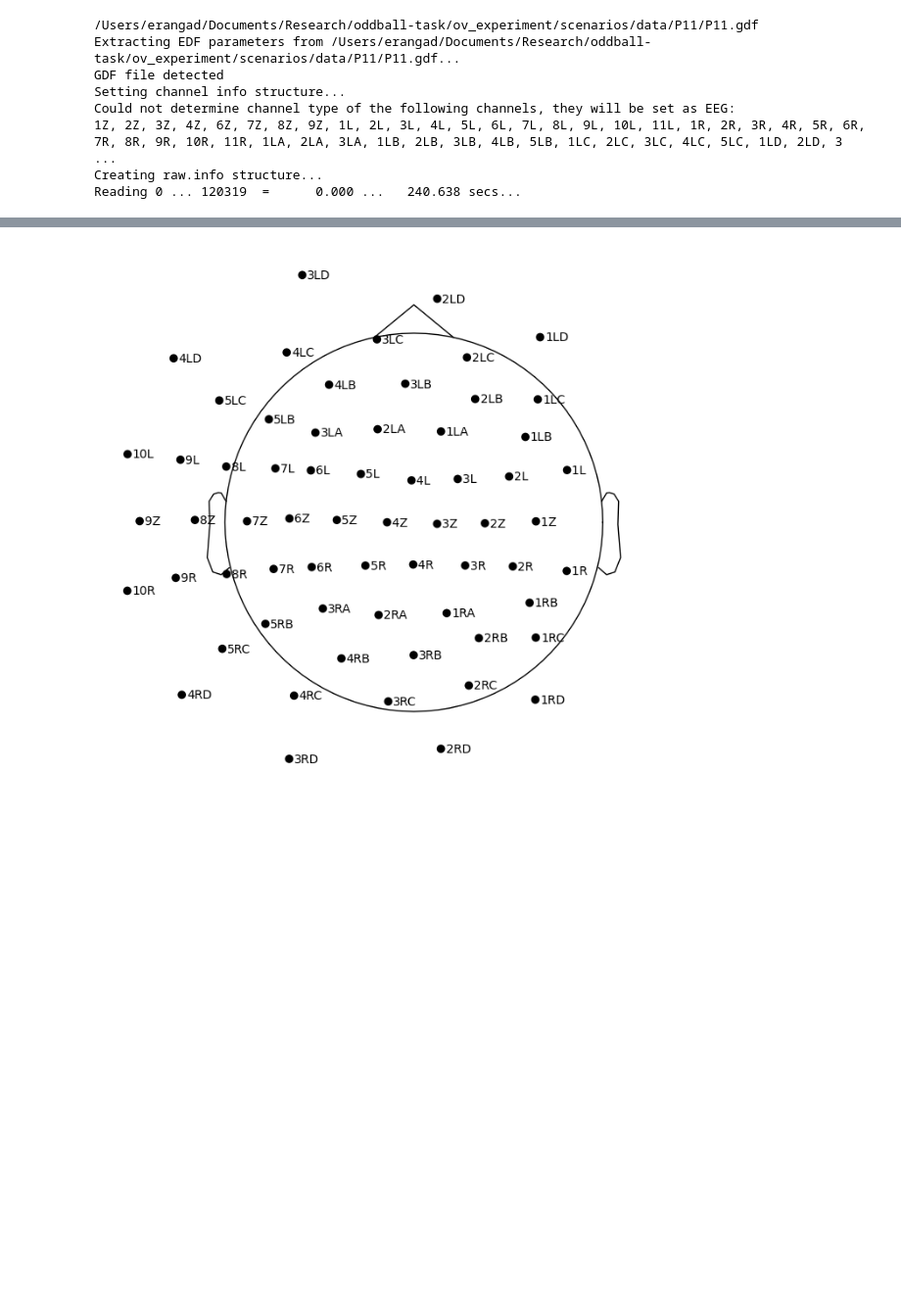
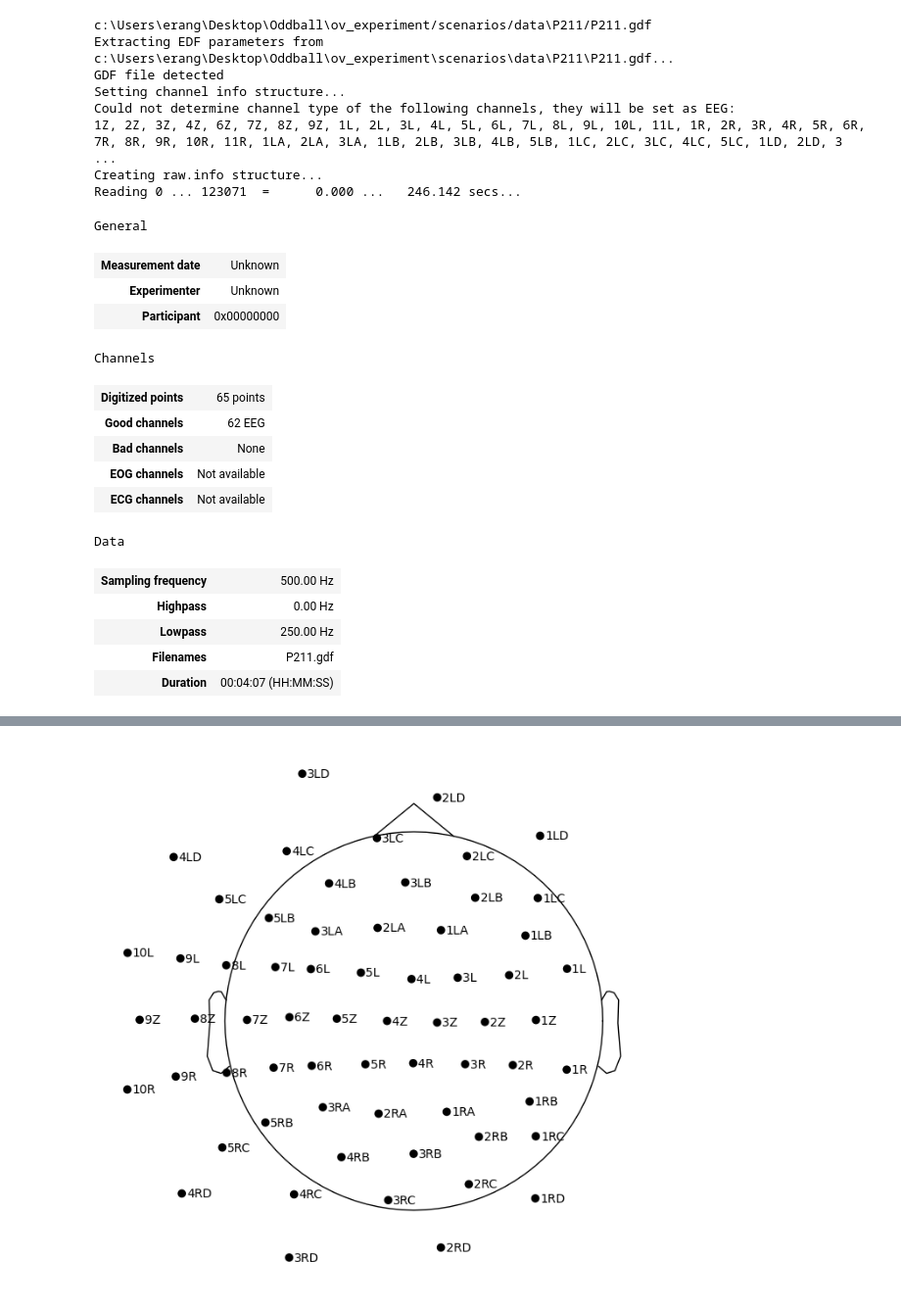
Before and after one commit to ovi-lab/EEG-oddball-task, a Jupyter notebook: src/sandbox.ipynb, the cells around one changed output, grey strips where cells are left out. Shown at 98% size. Cells and saved outputs as stored; diff of their text form; code cells hidden in the pictures; blank space fills up the shorter version.

```diff
--- a/src/sandbox.ipynb
+++ b/src/sandbox.ipynb
@@ -11,20 +19,47 @@ configObj = Config()
 configss = configObj.getConfigSnapshot()
 # %%
 # read the raw file
-participant_id = 11
+participant_id = 211
 participant_name = 'P' + str(participant_id)
 partipant_data_path =  participant_name + '/' + participant_name +'.gdf'
 path = os.path.join(configss['root'], configss['data_dir'] , partipant_data_path )
 print(path)
 raw  = mne.io.read_raw_gdf(path, preload=True)
 
+montage = tools.helpers.getMontage()
+
+data_channels = [x for x in raw.ch_names if x not in
+                     configss['non_data_channels']]
+if configss['target_channels'] is not None:
+        data_channels = configss['target_channels']
+
+raw = raw.pick(data_channels)
+
+raw.set_montage(montage)
+
 # add filtering
 # %% [output]
-/Users/erangad/Documents/Research/oddball-task/ov_experiment/scenarios/data/P11/P11.gdf
-Extracting EDF parameters from /Users/erangad/Documents/Research/oddball-task/ov_experiment/scenarios/data/P11/P11.gdf...
+c:\Users\erang\Desktop\Oddball\ov_experiment/scenarios/data\P211/P211.gdf
+Extracting EDF parameters from c:\Users\erang\Desktop\Oddball\ov_experiment\scenarios\data\P211\P211.gdf...
 GDF file detected
 Setting channel info structure...
 Could not determine channel type of the following channels, they will be set as EEG:
 1Z, 2Z, 3Z, 4Z, 6Z, 7Z, 8Z, 9Z, 1L, 2L, 3L, 4L, 5L, 6L, 7L, 8L, 9L, 10L, 11L, 1R, 2R, 3R, 4R, 5R, 6R, 7R, 8R, 9R, 10R, 11R, 1LA, 2LA, 3LA, 1LB, 2LB, 3LB, 4LB, 5LB, 1LC, 2LC, 3LC, 4LC, 5LC, 1LD, 2LD, 3 ...
 Creating raw.info structure...
-Reading 0 ... 120319  =      0.000 ...   240.638 secs...
+Reading 0 ... 123071  =      0.000 ...   246.142 secs...
+General
+| Measurement date | Unknown |
+| Experimenter | Unknown |
+| Participant | 0x00000000 |
+Channels
+| Digitized points | 65 points |
+| Good channels | 62 EEG |
+| Bad channels | None |
+| EOG channels | Not available |
+| ECG channels | Not available |
+Data
+| Sampling frequency | 500.00 Hz |
+| Highpass | 0.00 Hz |
+| Lowpass | 250.00 Hz |
+| Filenames | P211.gdf |
+| Duration | 00:04:07 (HH:MM:SS) |
```
Also changed, not shown: parts of 19 cells of this notebook.
